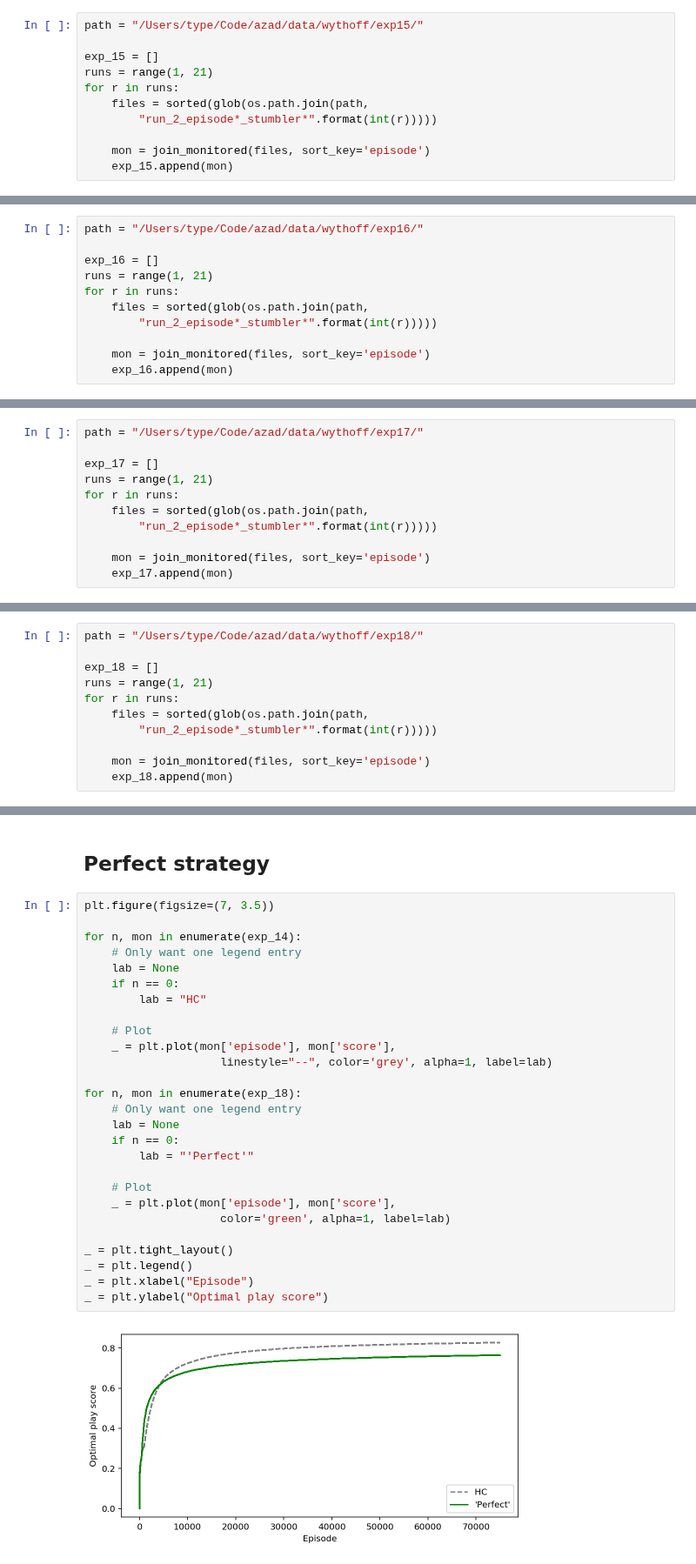
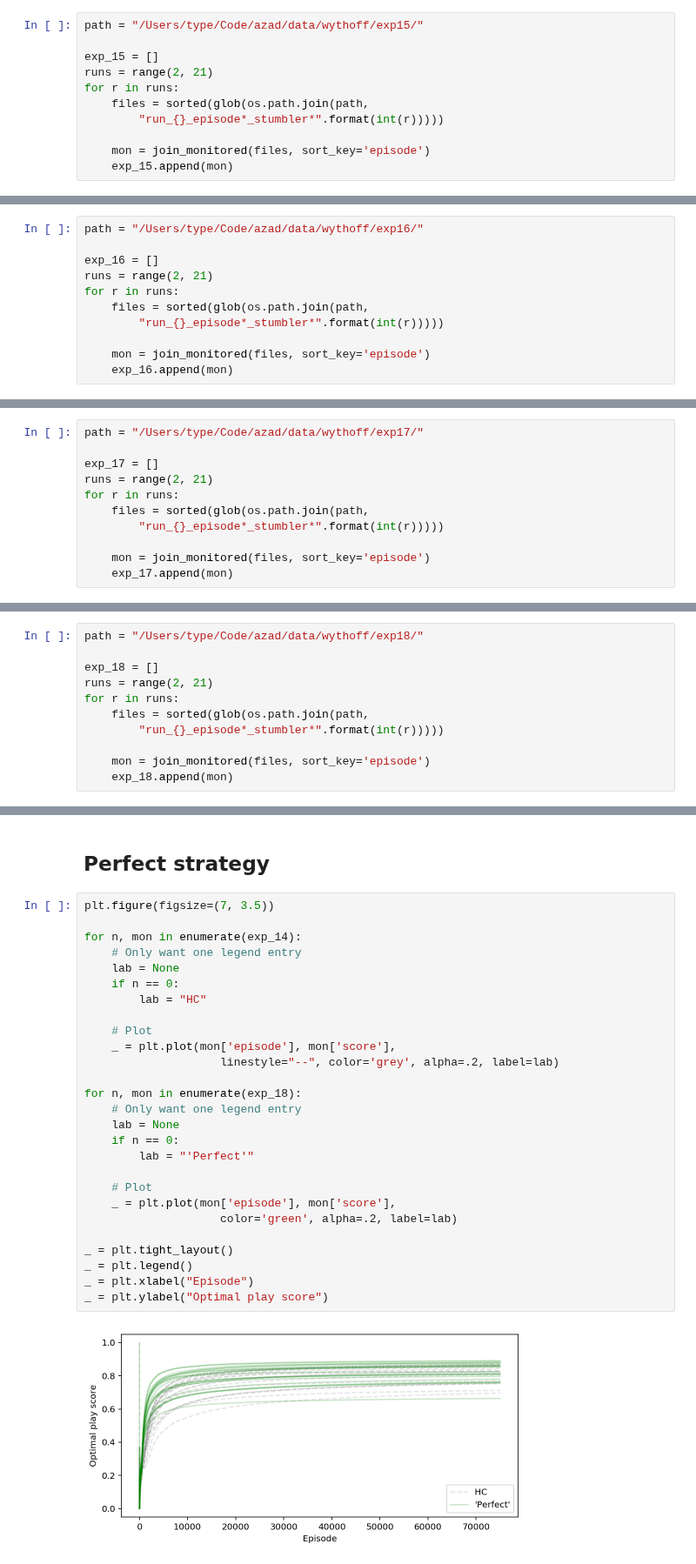
Before and after one commit to CoAxLab/azad, a Jupyter notebook: notebooks/wythoff_exp15_18.ipynb, the cells around one changed output, grey strips where cells are left out. Shown at 87% size. Drawn from its saved outputs; the diff is of its cells as text.

```diff
--- a/notebooks/wythoff_exp15_18.ipynb
+++ b/notebooks/wythoff_exp15_18.ipynb
@@ -42,10 +43,10 @@ dict_keys(['file', 'episode', 'loss', 'score', 'total_reward'])
 path = "/Users/type/Code/azad/data/wythoff/exp15/"
 
 exp_15 = []
-runs = range(1, 21)
+runs = range(2, 21)
 for r in runs:
     files = sorted(glob(os.path.join(path,
-        "run_2_episode*_stumbler*".format(int(r)))))
+        "run_{}_episode*_stumbler*".format(int(r)))))
 
     mon = join_monitored(files, sort_key='episode')
     exp_15.append(mon)
@@ -55,10 +56,10 @@ for r in runs:
 path = "/Users/type/Code/azad/data/wythoff/exp16/"
 
 exp_16 = []
-runs = range(1, 21)
+runs = range(2, 21)
 for r in runs:
     files = sorted(glob(os.path.join(path,
-        "run_2_episode*_stumbler*".format(int(r)))))
+        "run_{}_episode*_stumbler*".format(int(r)))))
 
     mon = join_monitored(files, sort_key='episode')
     exp_16.append(mon)
@@ -68,10 +69,10 @@ for r in runs:
 path = "/Users/type/Code/azad/data/wythoff/exp17/"
 
 exp_17 = []
-runs = range(1, 21)
+runs = range(2, 21)
 for r in runs:
     files = sorted(glob(os.path.join(path,
-        "run_2_episode*_stumbler*".format(int(r)))))
+        "run_{}_episode*_stumbler*".format(int(r)))))
 
     mon = join_monitored(files, sort_key='episode')
     exp_17.append(mon)
@@ -81,10 +82,10 @@ for r in runs:
 path = "/Users/type/Code/azad/data/wythoff/exp18/"
 
 exp_18 = []
-runs = range(1, 21)
+runs = range(2, 21)
 for r in runs:
     files = sorted(glob(os.path.join(path,
-        "run_2_episode*_stumbler*".format(int(r)))))
+        "run_{}_episode*_stumbler*".format(int(r)))))
 
     mon = join_monitored(files, sort_key='episode')
     exp_18.append(mon)
@@ -148,29 +167,29 @@ _ = plt.ylabel("Optimal play score")
 # %%
 plt.figure(figsize=(7, 3.5))
 
 for n, mon in enumerate(exp_14):
     # Only want one legend entry
     lab = None
     if n == 0:
         lab = "HC"
 
     # Plot
     _ = plt.plot(mon['episode'], mon['score'],
-                    linestyle="--", color='grey', alpha=1, label=lab)
+                    linestyle="--", color='grey', alpha=.2, label=lab)
 
 for n, mon in enumerate(exp_18):
     # Only want one legend entry
     lab = None
     if n == 0:
         lab = "'Perfect'"
 
     # Plot
     _ = plt.plot(mon['episode'], mon['score'],
-                    color='green', alpha=1, label=lab)
+                    color='green', alpha=.2, label=lab)
 
 _ = plt.tight_layout()
 _ = plt.legend()
 _ = plt.xlabel("Episode")
 _ = plt.ylabel("Optimal play score")
 # %% [output]
-[figure, old version]
+[figure, new version]
```
Also changed, not shown: parts of 6 cells of this notebook, 3 other files.
